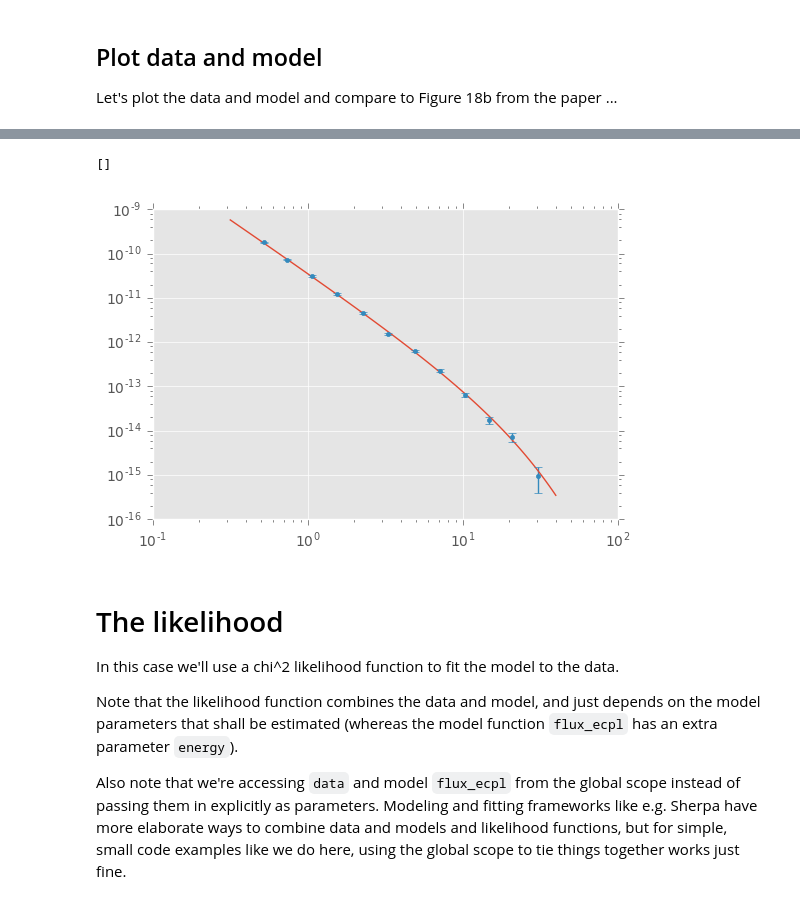
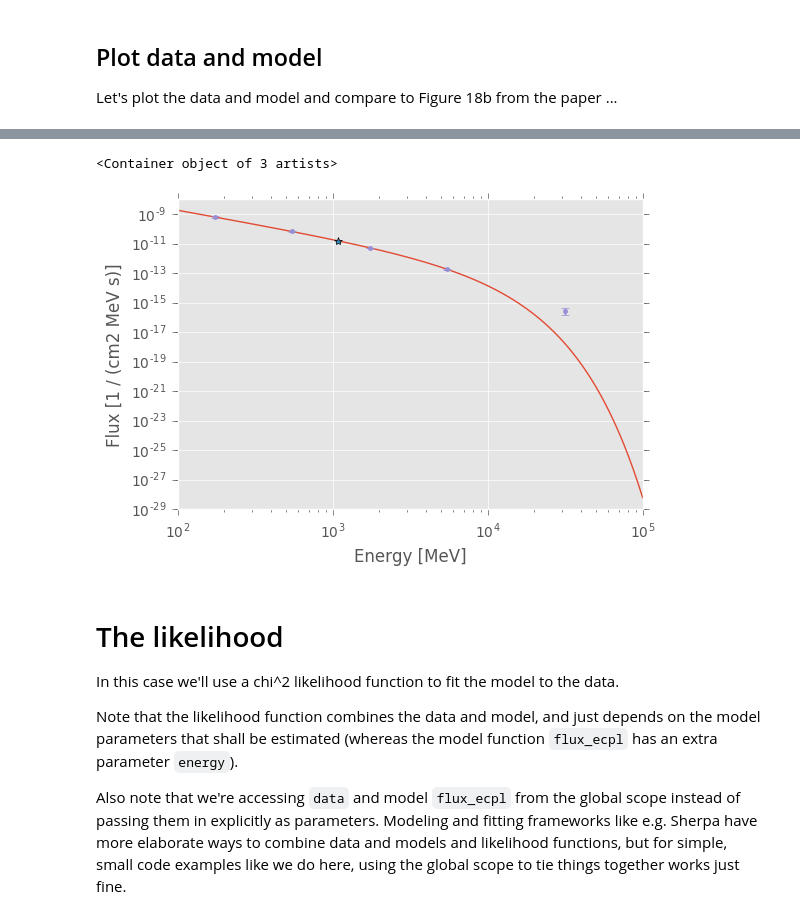
Before and after one commit to vorugantia/scienceresearch11, a Jupyter notebook: notebooks/spectrum_chi2.ipynb, the cells around one changed output, grey strips where cells are left out. Drawn from its saved outputs; the diff is of its cells as text; code cells hidden in the pictures.

Commit message:
spectral analysis notebooks

```diff
--- a/notebooks/spectrum_chi2.ipynb
+++ b/notebooks/spectrum_chi2.ipynb
@@ -28,6 +30,13 @@ source = cat['3FGL J1459.4-6053']
 # source = cat['3FGL J0534.5+2201i'] # crab
 data = source.flux_points.table
 
+# Convert flux data from TeV to MeV
+data['dnde'] = data['dnde'].to('cm-2 s-1 MeV-1')
+
+# Create dnde_err property because it doesn't exist (yet) in table data
+dnde_err = data['dnde'] * (data['flux_errn'] / data['flux'])
+data['dnde_err'] = dnde_err.to(data['dnde'].unit)
+
 
 data.info()
 # data.show_in_browser()
@@ -87,18 +104,25 @@ plt.loglog();
-# %%
-# This is the plot for the Crab model using data from the .txt file.
-
-data2 = pd.read_table('../datasets/spectrum_crab_hess_2006/spectrum_crab_hess_2006.txt',
-                    comment='#', sep='\s*', engine='python')
-plt.plot(energy, flux)
-plt.errorbar(x=data2['energy'],
-             y=data2['flux'],
-             yerr=data2['flux_err'],
-             fmt='.'
-            )
-plt.loglog()
-# %% [output]
-[]
-[figure, removed]
+# %%
+opts = dict(energy_unit='MeV', flux_unit='cm-2 s-1 MeV-1') # Energy units
+
+# Plot the red line curve
+source.spectral_model.plot(source.energy_range, **opts)
+# ^ What exactly is this?
+
+p = source.spectral_model.parameters
+e_ref = p['reference']
+
+# Plot a reference point
+plt.plot(e_ref.value, p['amplitude'].value, "*")
+
+# Plot all data from source flux_points attribute and errorbar
+plt.errorbar(x=data['e_ref'],
+             y=data['dnde'],
+             yerr=data['dnde_err'],
+             fmt='.'
+            )
+# %% [output]
+<Container object of 3 artists>
+[figure, added]
 # %% [markdown]
 # The likelihood
 
```
Also changed, not shown: parts of 18 cells of this notebook, 3 other files.
